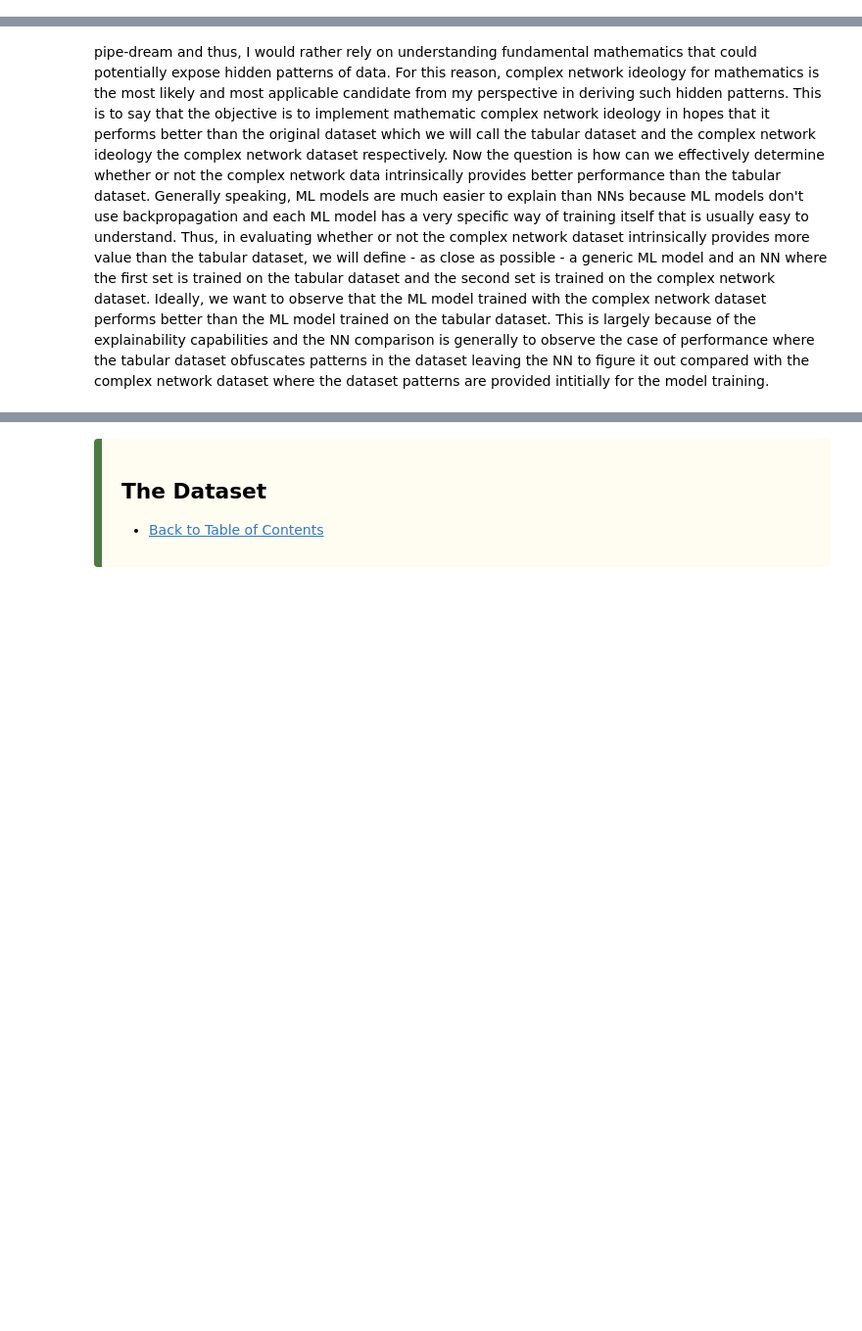
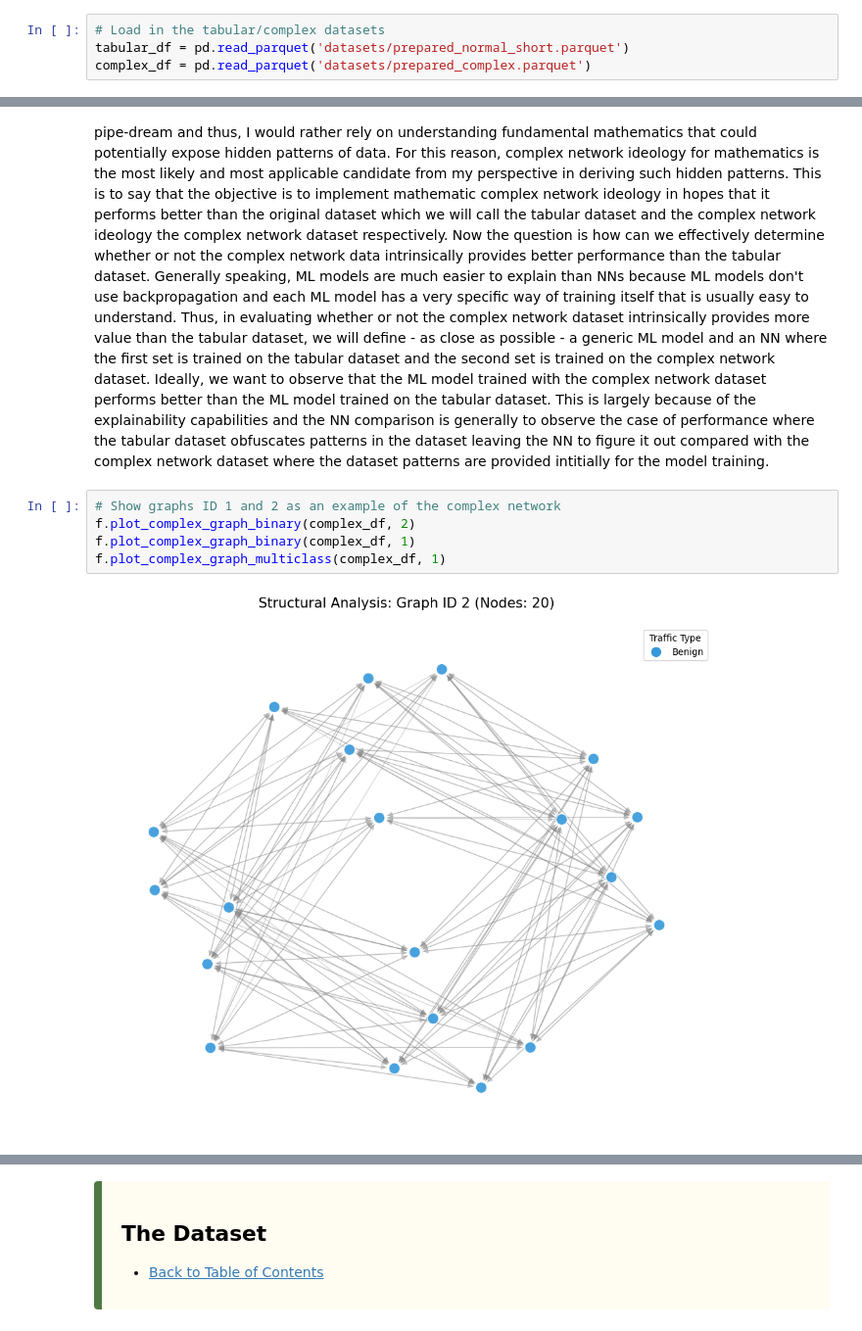
Before and after one commit to JaredWood-DU/COMP3703, a Jupyter notebook: final/final.ipynb, the cells around one changed output, grey strips where cells are left out. Shown at 98% size. Cells and saved outputs as stored; diff of their text form; blank space fills up the shorter version.

```diff
--- a/final/final.ipynb
+++ b/final/final.ipynb
@@ -34 +36,5 @@ import pandas as pd                     # Dataframing
 To enable the following instructions: AVX2 FMA, in other operations, rebuild TensorFlow with the appropriate compiler flags.
+# %%
+# Load in the tabular/complex datasets
+tabular_df = pd.read_parquet('datasets/prepared_normal_short.parquet')
+complex_df = pd.read_parquet('datasets/prepared_complex.parquet')
@@ -69,0 +80,7 @@ Given the scope is explainability of AI performance, one can typically achieve t
+# %%
+# Show graphs ID 1 and 2 as an example of the complex network
+f.plot_complex_graph_binary(complex_df, 2)
+f.plot_complex_graph_binary(complex_df, 1)
+f.plot_complex_graph_multiclass(complex_df, 1)
+# %% [output]
+[figure, added]
```
Also changed, not shown: parts of 10 cells of this notebook, 5 other files.
